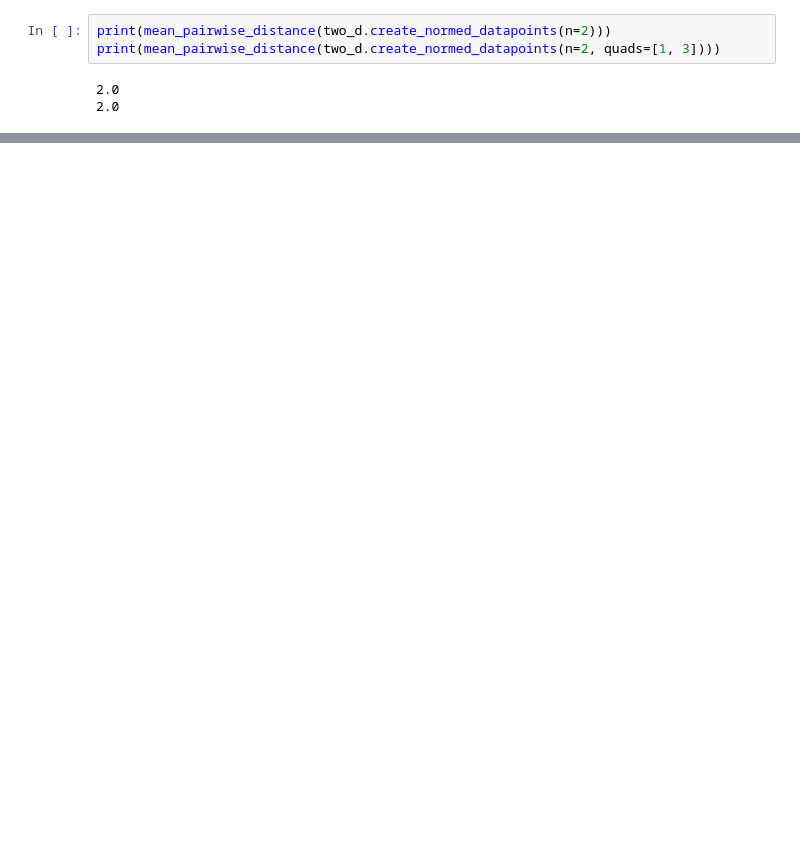
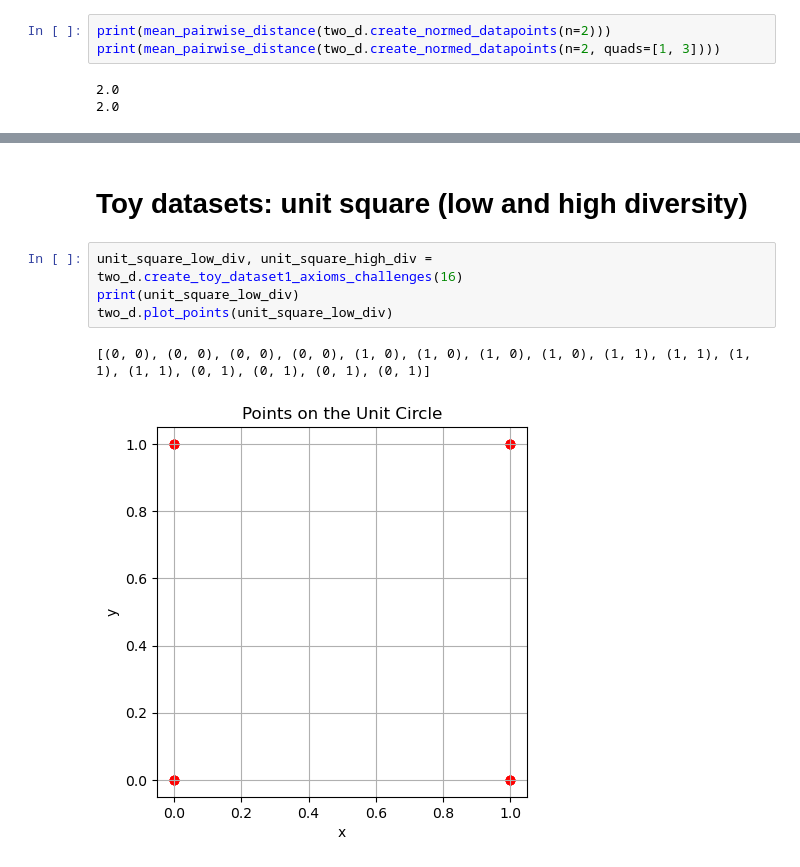
Before and after one commit to nlpsoc/emb-diversity, a Jupyter notebook: src/2d_experiments.ipynb, the cells around one changed output, grey strips where cells are left out. Drawn from its saved outputs; the diff is of its cells as text; blank space fills up the shorter version.

```diff
--- a/src/2d_experiments.ipynb
+++ b/src/2d_experiments.ipynb
@@ -68,0 +94,9 @@ two
+# %% [markdown]
+# Toy datasets: unit square (low and high diversity)
+# %%
+unit_square_low_div, unit_square_high_div = two_d.create_toy_dataset1_axioms_challenges(16)
+print(unit_square_low_div)
+two_d.plot_points(unit_square_low_div)
+# %% [output]
+[(0, 0), (0, 0), (0, 0), (0, 0), (1, 0), (1, 0), (1, 0), (1, 0), (1, 1), (1, 1), (1, 1), (1, 1), (0, 1), (0, 1), (0, 1), (0, 1)]
+[figure, added]
```
Also changed, not shown: parts of 7 cells of this notebook, 2 other files.
